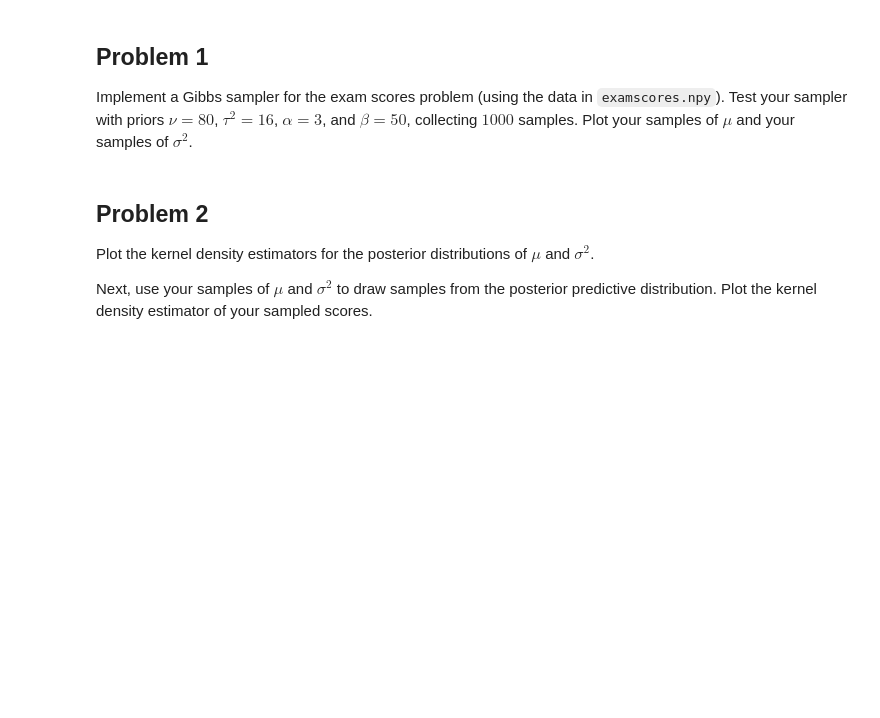
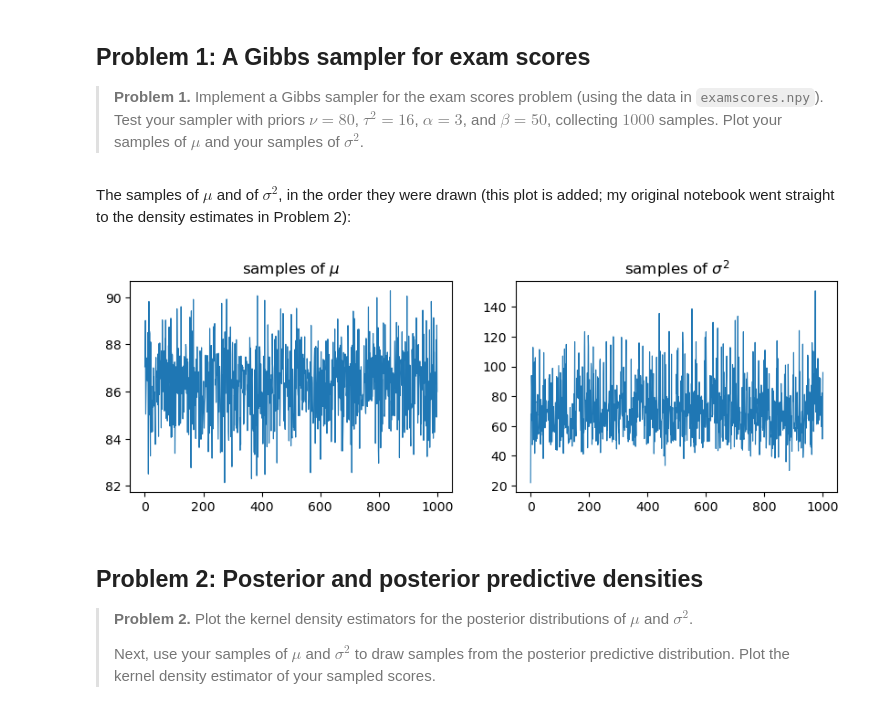
Before and after one commit to seon9cho/MachineLearning, a Jupyter notebook: LDA/gibbs_lda.ipynb, the cells around one changed output. Saved outputs shown, nothing was run; the diff lists cells and outputs as text; code cells hidden in the pictures; blank space fills up the shorter version.

```diff
--- a/LDA/gibbs_lda.ipynb
+++ b/LDA/gibbs_lda.ipynb
@@ -11,11 +14,11 @@ from scipy.stats import invgamma
 import matplotlib.pyplot as plt
 from scipy.stats import gaussian_kde
 # %% [markdown]
-## Problem 1
+## Problem 1: A Gibbs sampler for exam scores
 
-Implement a Gibbs sampler for the exam scores problem (using the data in `examscores.npy`).
-Test your sampler with priors $\nu=80$, $\tau^{2} = 16$, $\alpha = 3$, and $\beta = 50$, collecting $1000$ samples.
-Plot your samples of $\mu$ and your samples of $\sigma^{2}$.
+> **Problem 1.** Implement a Gibbs sampler for the exam scores problem (using the data in `examscores.npy`).
+> Test your sampler with priors $\nu=80$, $\tau^{2} = 16$, $\alpha = 3$, and $\beta = 50$, collecting $1000$ samples.
+> Plot your samples of $\mu$ and your samples of $\sigma^{2}$.
 # %%
 def gibbs(y, nu, tau2, alpha, beta, n_samples):
     """Gibbs sampler for the exam scores problem, assuming the
@@ -54,12 +58,23 @@ def gibbs(y, nu, tau2, alpha, beta, n_samples):
 exam_scores = np.load("examscores.npy")
 mus, sigs = gibbs(exam_scores, 80, 16, 3, 50, 1000)
+# %% [markdown]
+The samples of $\mu$ and of $\sigma^2$, in the order they were drawn (this plot is added; my original notebook went straight to the density estimates in Problem 2):
+# %%
+fig, ax = plt.subplots(1, 2, figsize=(10, 3))
+ax[0].plot(mus, lw=.8)
+ax[0].set_title(r"samples of $\mu$")
+ax[1].plot(sigs, lw=.8)
+ax[1].set_title(r"samples of $\sigma^2$")
+plt.show()
+# %% [output]
+[figure, added]
 # %% [markdown]
-## Problem 2
+## Problem 2: Posterior and posterior predictive densities
 
-Plot the kernel density estimators for the posterior distributions of $\mu$ and $\sigma^2$.
-
-Next, use your samples of $\mu$ and $\sigma^2$ to draw samples from the posterior predictive distribution.
-Plot the kernel density estimator of your sampled scores.
+> **Problem 2.** Plot the kernel density estimators for the posterior distributions of $\mu$ and $\sigma^2$.
+>
+> Next, use your samples of $\mu$ and $\sigma^2$ to draw samples from the posterior predictive distribution.
+> Plot the kernel density estimator of your sampled scores.
 # %%
 mu_kernel = gaussian_kde(mus)
 x1 = np.linspace(min(mus) - 1, max(mus) + 1, 200)
```
Also changed, not shown: parts of 18 cells of this notebook, 23 other files.
